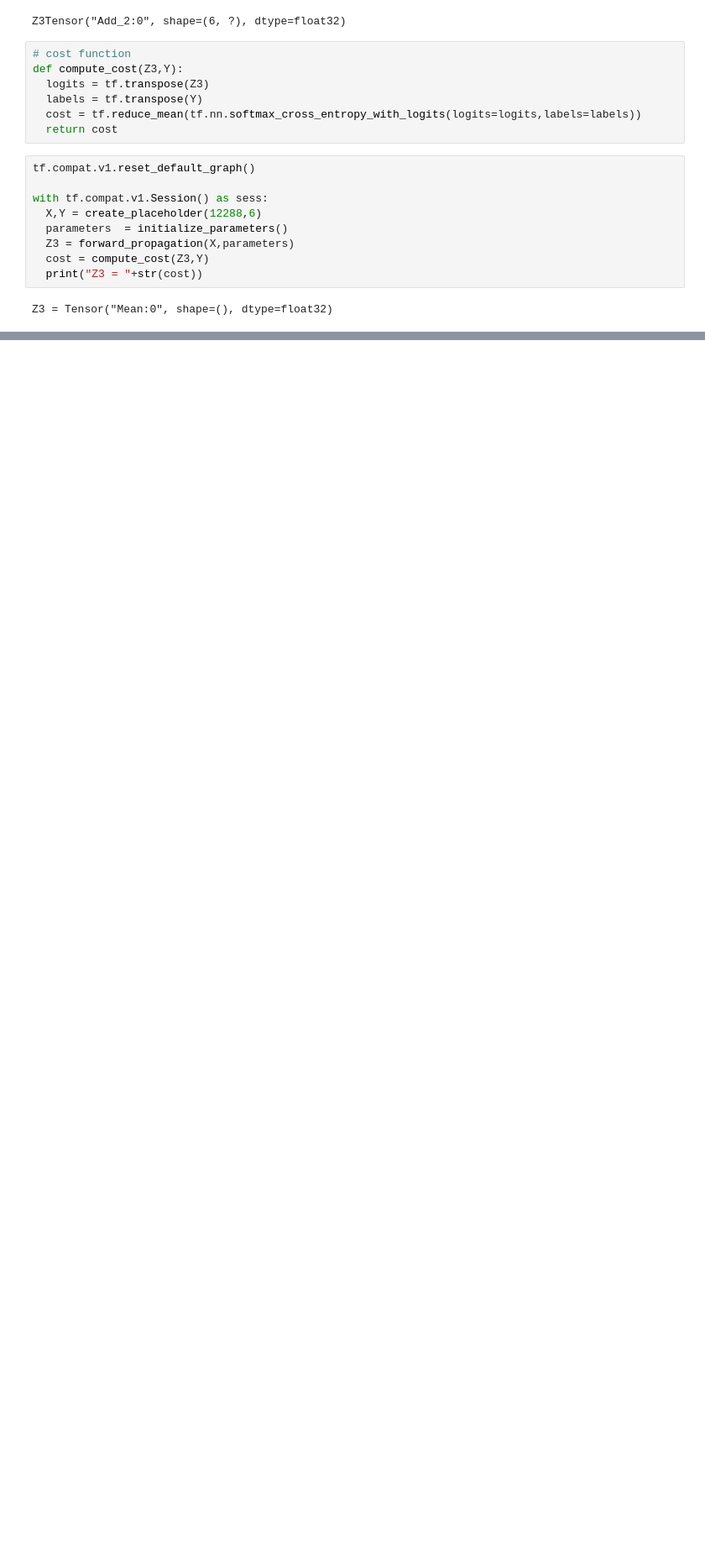
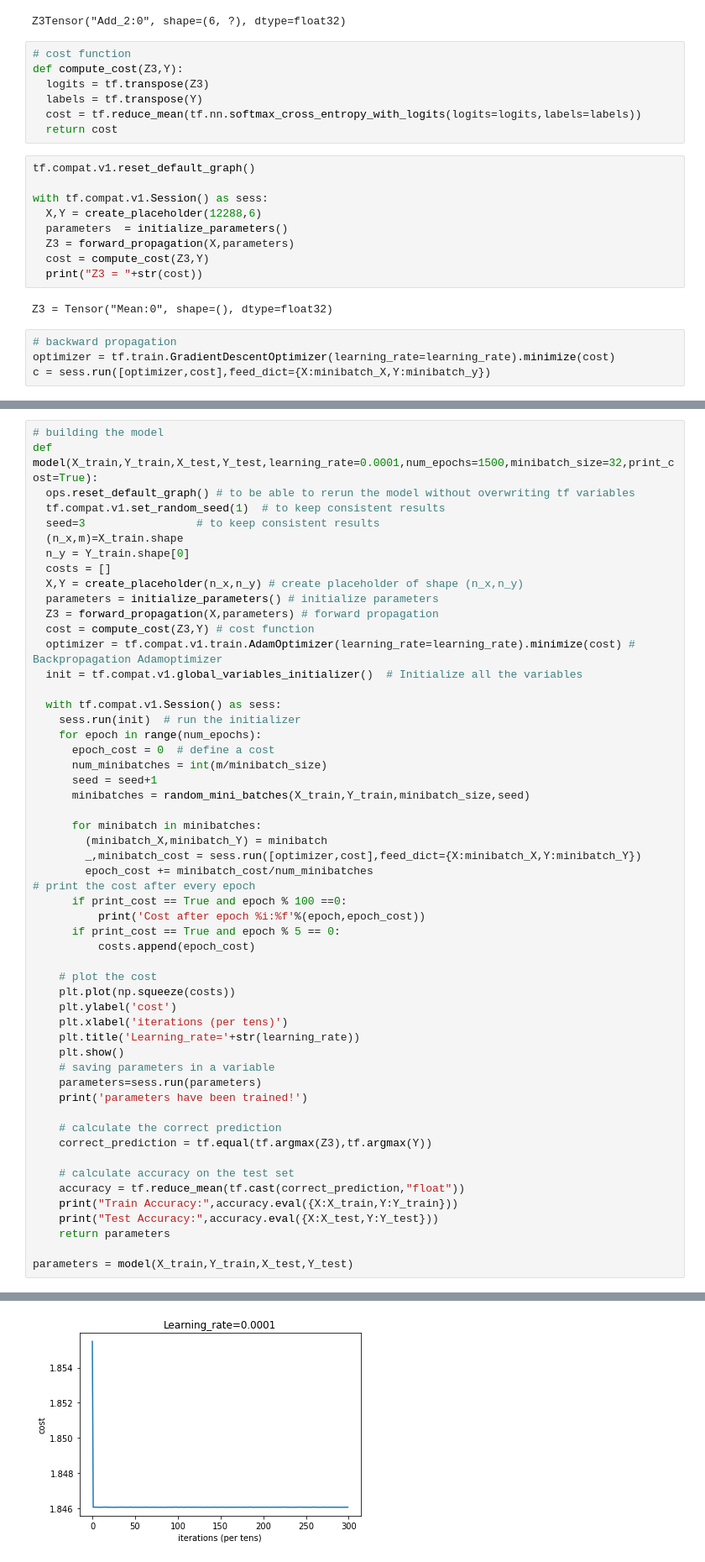
Before and after one commit to llohar/Deep-learning, a Jupyter notebook: Intro_TF.ipynb, the cells around one changed output, grey strips where cells are left out. Shown at 84% size. Saved outputs shown, nothing was run; the diff lists cells and outputs as text; blank space fills up the shorter version.

```diff
--- a/Intro_TF.ipynb
+++ b/Intro_TF.ipynb
@@ -369,3 +374,7 @@ with tf.compat.v1.Session() as sess:
   print("Z3 = "+str(cost))
 # %% [output]
 Z3 = Tensor("Mean:0", shape=(), dtype=float32)
+# %%
+# backward propagation
+optimizer = tf.train.GradientDescentOptimizer(learning_rate=learning_rate).minimize(cost)
+c = sess.run([optimizer,cost],feed_dict={X:minibatch_X,Y:minibatch_y})
@@ -371,0 +383,55 @@ Z3 = Tensor("Mean:0", shape=(), dtype=float32)
+# %%
+# building the model
+def model(X_train,Y_train,X_test,Y_test,learning_rate=0.0001,num_epochs=1500,minibatch_size=32,print_cost=True):
+  ops.reset_default_graph() # to be able to rerun the model without overwriting tf variables
+  tf.compat.v1.set_random_seed(1)  # to keep consistent results
+  seed=3                 # to keep consistent results
+  (n_x,m)=X_train.shape
+  n_y = Y_train.shape[0]
+  costs = []
+  X,Y = create_placeholder(n_x,n_y) # create placeholder of shape (n_x,n_y)
+  parameters = initialize_parameters() # initialize parameters
+  Z3 = forward_propagation(X,parameters) # forward propagation
+  cost = compute_cost(Z3,Y) # cost function
+  optimizer = tf.compat.v1.train.AdamOptimizer(learning_rate=learning_rate).minimize(cost) # Backpropagation Adamoptimizer
+  init = tf.compat.v1.global_variables_initializer()  # Initialize all the variables
+
+  with tf.compat.v1.Session() as sess:
+    sess.run(init)  # run the initializer
+    for epoch in range(num_epochs):
+      epoch_cost = 0  # define a cost
+      num_minibatches = int(m/minibatch_size)
+      seed = seed+1
+      minibatches = random_mini_batches(X_train,Y_train,minibatch_size,seed)
+
+      for minibatch in minibatches:
+        (minibatch_X,minibatch_Y) = minibatch
+        _,minibatch_cost = sess.run([optimizer,cost],feed_dict={X:minibatch_X,Y:minibatch_Y})
+        epoch_cost += minibatch_cost/num_minibatches
+# print the cost after every epoch
+      if print_cost == True and epoch % 100 ==0:
+          print('Cost after epoch %i:%f'%(epoch,epoch_cost))
+      if print_cost == True and epoch % 5 == 0:
+          costs.append(epoch_cost)
+
+    # plot the cost
+    plt.plot(np.squeeze(costs))
+    plt.ylabel('cost')
+    plt.xlabel('iterations (per tens)')
+    plt.title('Learning_rate='+str(learning_rate))
+    plt.show()
+    # saving parameters in a variable
+    parameters=sess.run(parameters)
+    print('parameters have been trained!')
+
+    # calculate the correct prediction
+    correct_prediction = tf.equal(tf.argmax(Z3),tf.argmax(Y))
+
+    # calculate accuracy on the test set
+    accuracy = tf.reduce_mean(tf.cast(correct_prediction,"float"))
+    print("Train Accuracy:",accuracy.eval({X:X_train,Y:Y_train}))
+    print("Test Accuracy:",accuracy.eval({X:X_test,Y:Y_test}))
+    return parameters
+
+parameters = model(X_train,Y_train,X_test,Y_test)
+# %% [output]
@@ -371,0 +453 @@ Z3 = Tensor("Mean:0", shape=(), dtype=float32)
+[figure, added]
```
Also changed, not shown: parts of 9 cells of this notebook.
